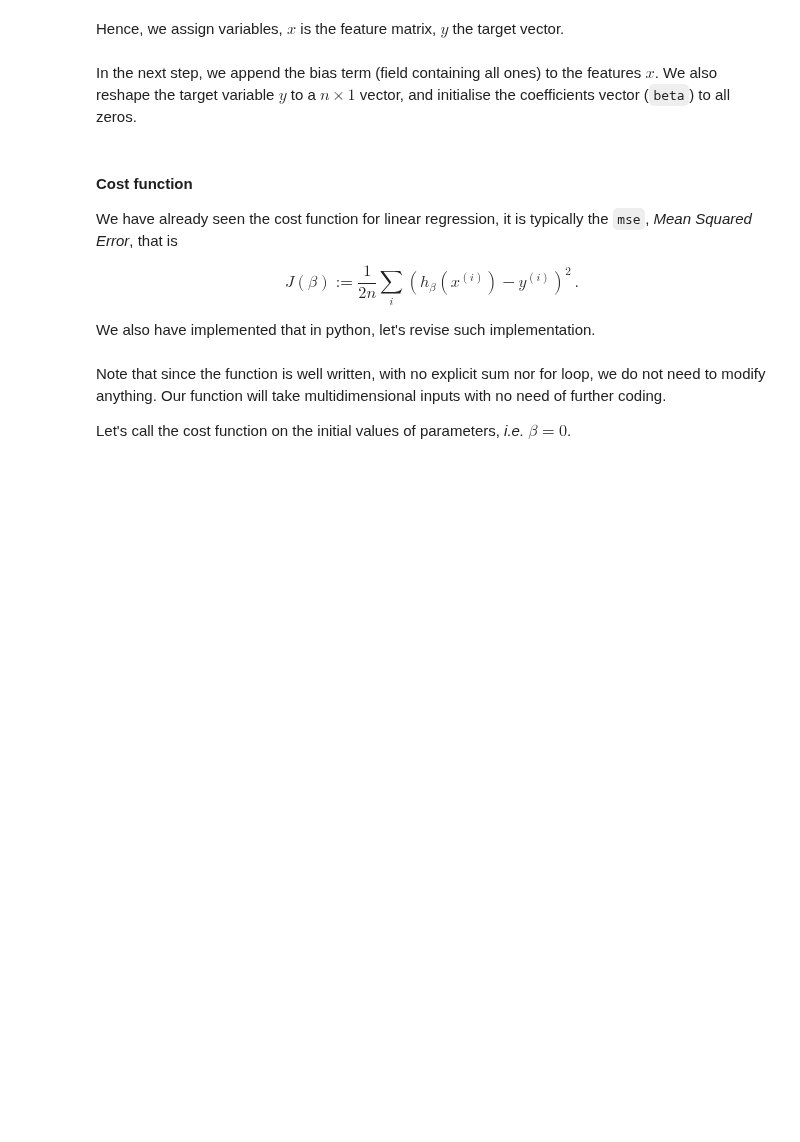
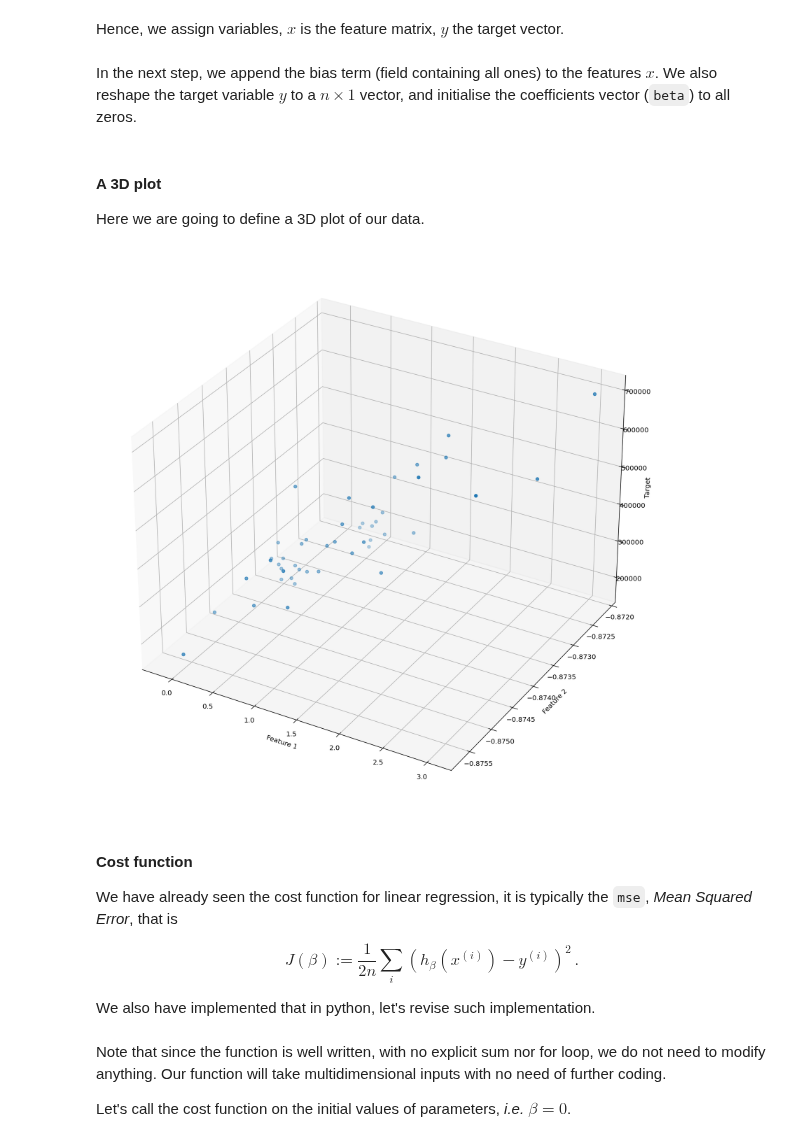
Before and after one commit to oscar-defelice/DSAcademy-lectures, a Jupyter notebook: Lectures_src/03.Supervised_learning/01.Regression.ipynb, the cells around one changed output. Cells and saved outputs as stored; diff of their text form; code cells hidden in the pictures; blank space fills up the shorter version.

Commit message:
style: Add some images

```diff
--- a/Lectures_src/03.Supervised_learning/01.Regression.ipynb
+++ b/Lectures_src/03.Supervised_learning/01.Regression.ipynb
@@ -144,6 +144,20 @@ X[:,1:] = x
 y = np.array(y).reshape(-1,1) ## reshape y to n x 1 array
 
 beta = np.zeros([3,1]) ## Initialize beta (the coefficient) to a $1 x 3$ zero vector.
+# %% [markdown]
+#### A 3D plot
+
+Here we are going to define a 3D plot of our data.
+# %%
+fig = plt.figure()
+ax = plt.axes(projection='3d')
+ax.scatter(x[:,0], x[:,1], y)
+ax.set_xlabel('Feature 1')
+ax.set_ylabel('Feature 2')
+ax.set_zlabel('Target')
+plt.show()
+# %% [output]
+[figure, added]
 # %% [markdown]
 #### Cost function
 
```
